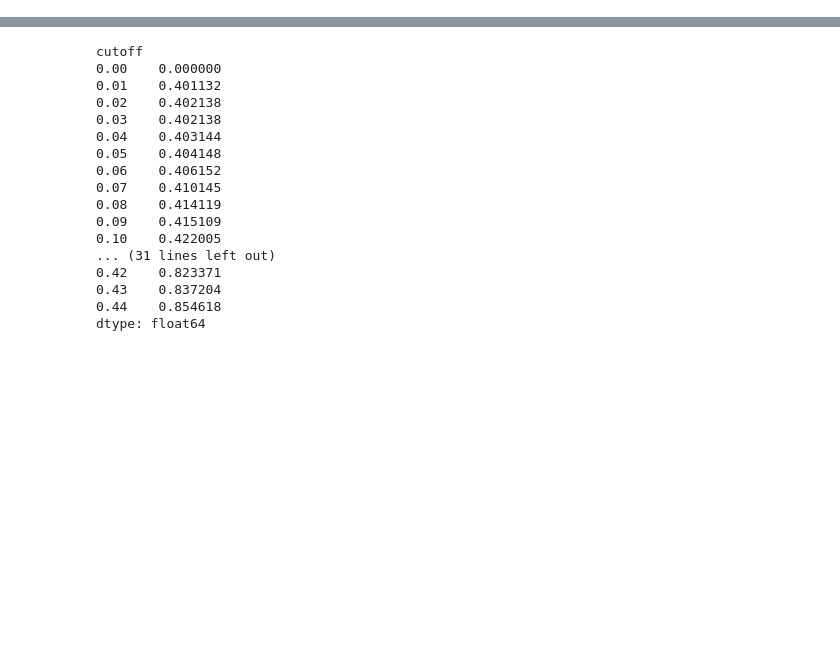
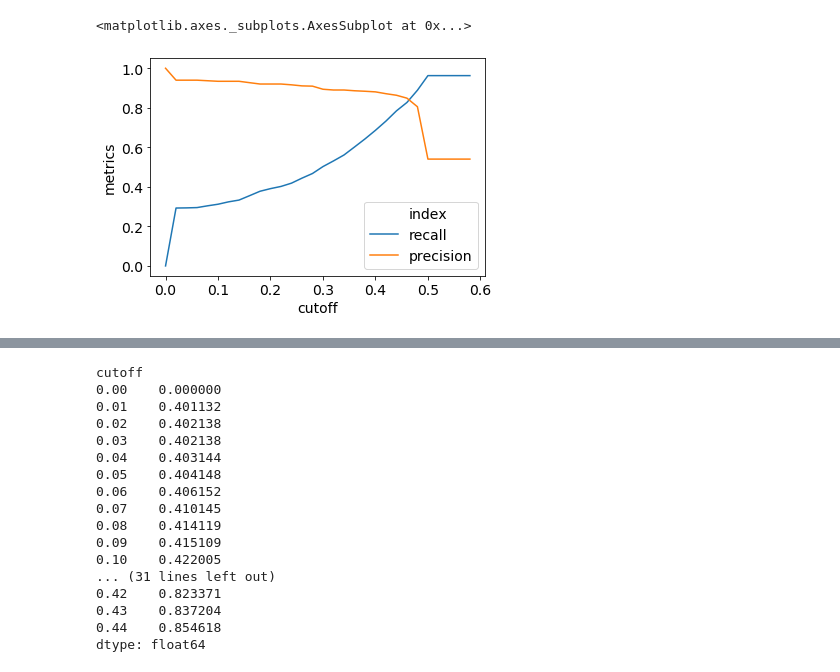
Before and after one commit to alex2awesome/edit-pathways, a Jupyter notebook: notebooks/2021-10-24__anaylze-mturk-output.ipynb, the cells around one changed output, grey strips where cells are left out. Cells and saved outputs as stored; diff of their text form; code cells hidden in the pictures; blank space fills up the shorter version.

```diff
--- a/notebooks/2021-10-24__anaylze-mturk-output.ipynb
+++ b/notebooks/2021-10-24__anaylze-mturk-output.ipynb
@@ -34,3 +81,16 @@ plt.rc('font', size=14)
 # %%
 with open('hits_cache/2021-10-24__all-answers.pkl', 'rb') as f:
     all_answers = pickle.load(f)
+# %%
+n_connect = 0
+n_nodes = 0
+num_possible_connects = 0
+for a in all_answers:
+    n_connect += len(a['annotated connections'])
+    n_nodes += len(a['nodes'])
+    versions = list(map(lambda x: x['version'], a['nodes']))
+    v_x = min(versions)
+    v_y = max(versions)
+    n_v_x = len(list(filter(lambda x: x == v_x, versions)))
+    n_v_y = len(list(filter(lambda x: x == v_y, versions)))
+    num_possible_connects += n_v_x * n_v_y
@@ -41,3 +105,12 @@ doc_ids = list(set(doc_ids))
 doc_ids = sorted(doc_ids, key=lambda x: x[0])
 # %%
 annotated_doc_ids = pd.DataFrame(doc_ids, columns=['source', 'entry_id', 'version_x', 'version_y'])
+# %%
+spark_output_csv = pd.read_csv('tmp/output-word-distance-.5-sent-dist-1.csv', index_col=0)
+# %%
+doc_ids = list(map(lambda x: ast.literal_eval(x['doc_id']), all_answers))
+doc_ids_df = (
+    pd.DataFrame(doc_ids, columns=['source', 'entry_id', 'version_x', 'version_y'])
+     .assign(key=lambda df: df.apply(lambda x: (x['source'], x['entry_id'], x['version_x'], x['version_y']),axis=1))
+     .drop_duplicates()
+)
@@ -74,0 +166,15 @@ for max_distance in tqdm(np.arange(0, .45, .01)):
+# %%
+prec_recall = (all_comparison_df
+ .groupby('cutoff')
+ .mean()
+ .rename(columns={'in_pred': 'recall', 'in_annot': 'precision'})
+ [['recall', 'precision']]
+ .stack()
+ .reset_index()
+ .rename(columns={0: 'metrics', 'level_1': 'index'})
+)
+
+sns.lineplot(data=prec_recall, y='metrics', x='cutoff', hue='index')
+# %% [output]
+<matplotlib.axes._subplots.AxesSubplot at 0x...>
+[figure, added]
```
Also changed, not shown: parts of 41 cells of this notebook, 36 other files.
